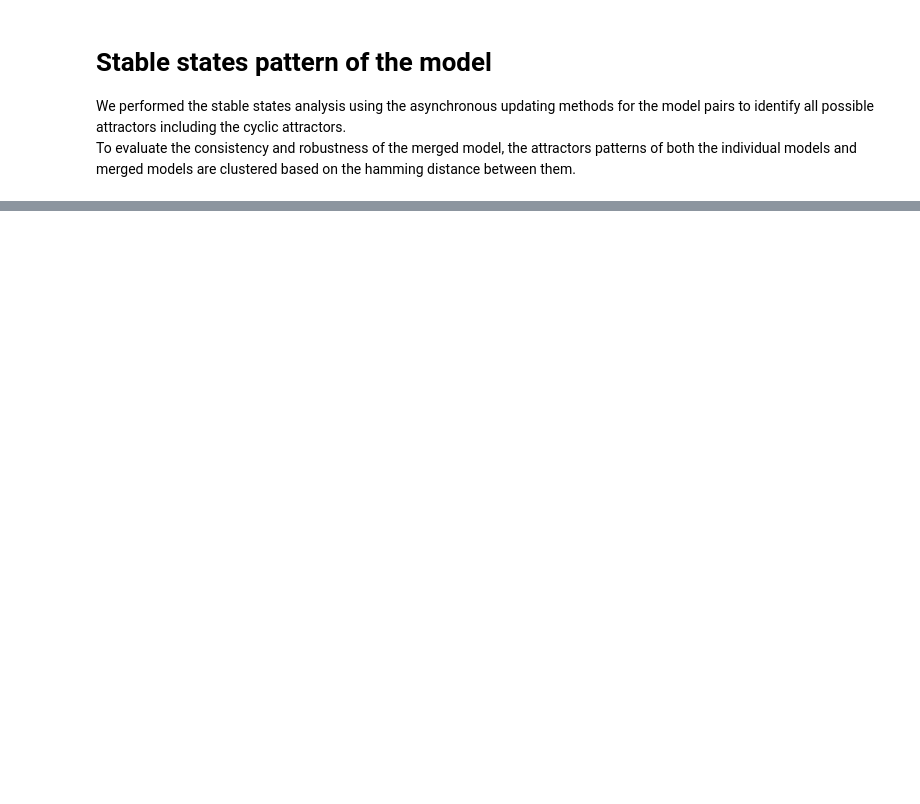
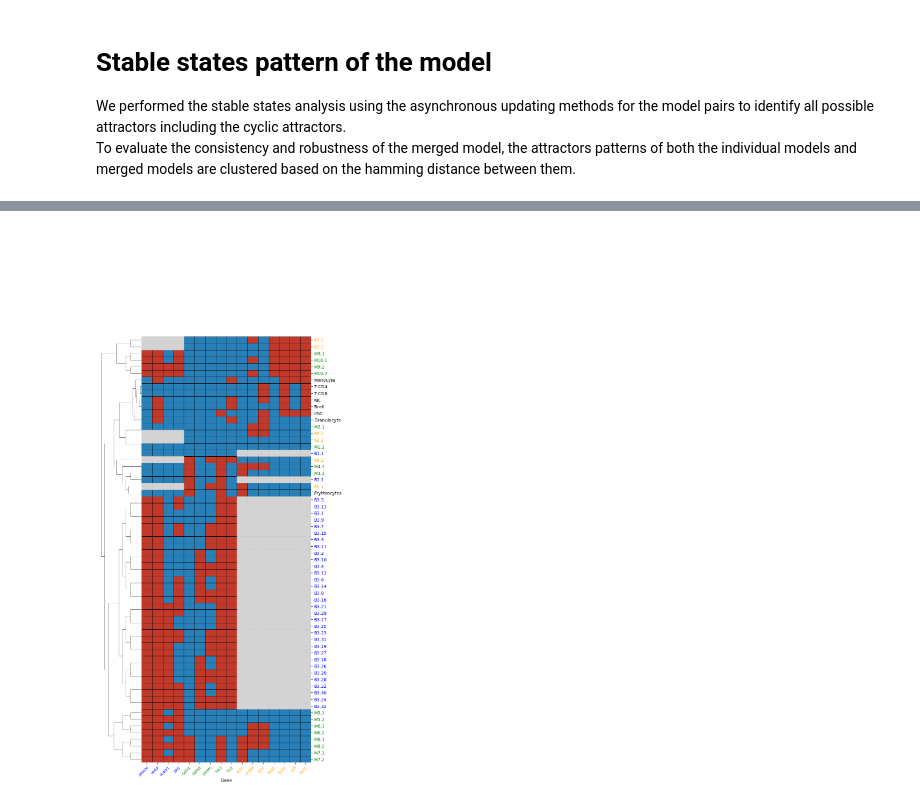
Before and after one commit to IlyaLab/LogicModelMerger, a Jupyter notebook: Evaluating the merged model/Stable states heatmap.ipynb, the cells around one changed output, grey strips where cells are left out. Saved outputs shown, nothing was run; the diff lists cells and outputs as text; code cells hidden in the pictures; blank space fills up the shorter version.

```diff
--- a/Evaluating the merged model/Stable states heatmap.ipynb
+++ b/Evaluating the merged model/Stable states heatmap.ipynb
@@ -282,0 +243,32 @@ heatmap(df_or, figsize=(10, 8))
+# %%
+# Load the CSV file
+df_csv = pd.read_csv('persistent/Data/Expression/Chambers2007.csv')
+df_csv['Gene'] = df_csv['Gene'].str.upper()
+
+# Group by Gene and calculate the mean for each gene to handle duplicates
+df_csv_grouped = df_csv.groupby('Gene', as_index=False).mean()
+
+dataframes = [df1, df2, df_or, df_and, df_inhibitor_wins]
+merged_dataframes = {}
+
+# Function to merge stable states with df_csv
+def merge_with_csv(existing_df, csv_df, df_name):
+    # Filter the rows to only include genes that are present in the existing DataFrame columns
+    filtered_csv = csv_df[csv_df['Gene'].isin(existing_df.columns)]
+
+    transposed_df = existing_df.T
+    transposed_df.reset_index(inplace=True)
+    transposed_df.columns = ['Gene'] + list(transposed_df.columns[1:])
+    merged_df = pd.merge(transposed_df, filtered_csv, on='Gene', how='inner')
+    final_merged_df = merged_df.set_index('Gene').T
+    merged_dataframes[df_name] = final_merged_df
+    return final_merged_df
+
+# Merge each of the existing DataFrames with the CSV file
+merge_with_csv(df1, df_csv_grouped, 'df1')
+merge_with_csv(df2, df_csv_grouped, 'df2')
+merge_with_csv(df_or, df_csv_grouped, 'df_or')
+merge_with_csv(df_and, df_csv_grouped, 'df_and')
+merge_with_csv(df_inhibitor_wins, df_csv_grouped, 'df_inhibitor_wins')
+
+print(merged_dataframes['df1'])
@@ -282,0 +358,4 @@ heatmap(df_or, figsize=(10, 8))
+# %%
+heatmap(merged_dataframes['df_and'])
+# %% [output]
+[figure, added]
```
Also changed, not shown: parts of 17 cells of this notebook, 20 other files.
